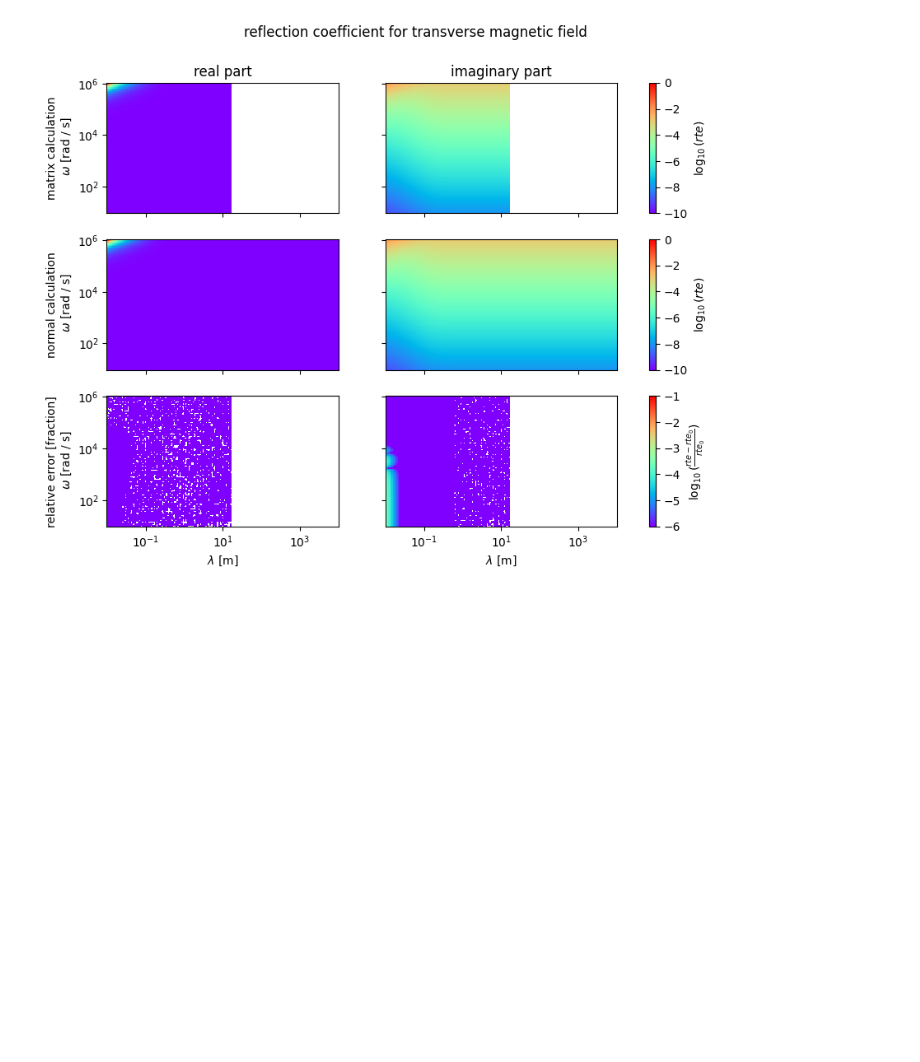
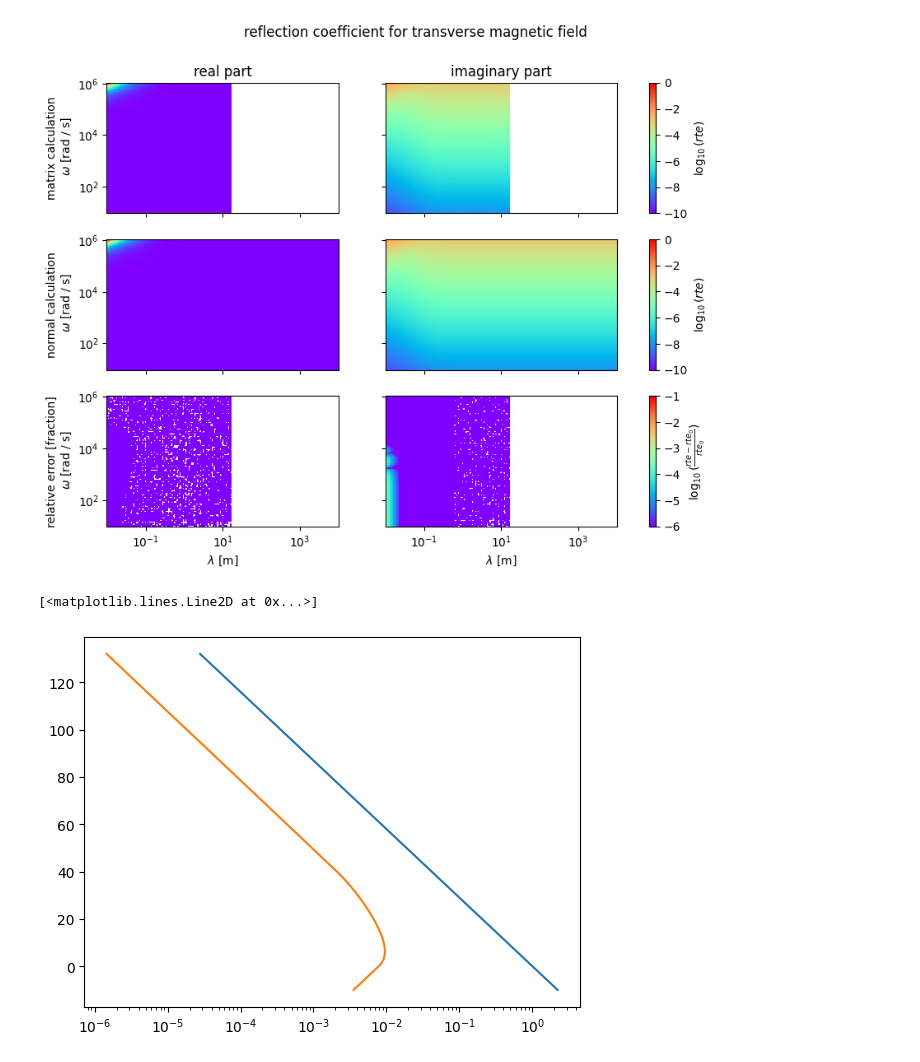
Before and after one commit to hydrogeophysicsgroup/anemone, a Jupyter notebook: prototyping/solve_for_field_coefficients_visual_nbc.ipynb, the cells around one changed output. Cells and saved outputs as stored; diff of their text form; code cells hidden in the pictures; blank space fills up the shorter version.

```diff
--- a/prototyping/solve_for_field_coefficients_visual_nbc.ipynb
+++ b/prototyping/solve_for_field_coefficients_visual_nbc.ipynb
@@ -292,0 +548,25 @@ Text(0.5, 0.98, 'reflection coefficient for transverse magnetic field')
+# %%
+zbnd = torch.concatenate((torch.tensor([-torch.inf, 0.]), torch.cumsum(thick.squeeze().real, 0)))
+zsmp = torch.linspace(-10, zbnd[-1]*1.1, 100)
+i_z = torch.searchsorted(zbnd, zsmp)-1
+zbnd[0] = 0.
+dz = zsmp-zbnd[i_z]
+# %%
+A,B,un = transverse_electric_field_coefficients_np(sigma, thick, omega, lamda, return_un=True)
+# %%
+Ftot = torch.zeros((zsmp.shape+A[0].shape), dtype=torch.complex128)
+# %%
+for i in range(len(zbnd)):
+    z_slice = i_z==i
+    if z_slice.any():
+        cz = dz[z_slice][:, None, None]
+        u = un[i][None, ...]
+        cA,cB = A[i][None, ...], B[i][None, ...]
+        Ftot[z_slice] = cA * torch.exp(-u*cz) + cB * torch.exp(u*cz)
+# %%
+plt.figure()
+plt.semilogx( Ftot[:, 30,30].real.squeeze(), zsmp)
+plt.semilogx(-Ftot[:, 30,30].imag.squeeze(), zsmp)
+# %% [output]
+[<matplotlib.lines.Line2D at 0x...>]
+[figure, added]
```
Also changed, not shown: parts of 19 cells of this notebook.
